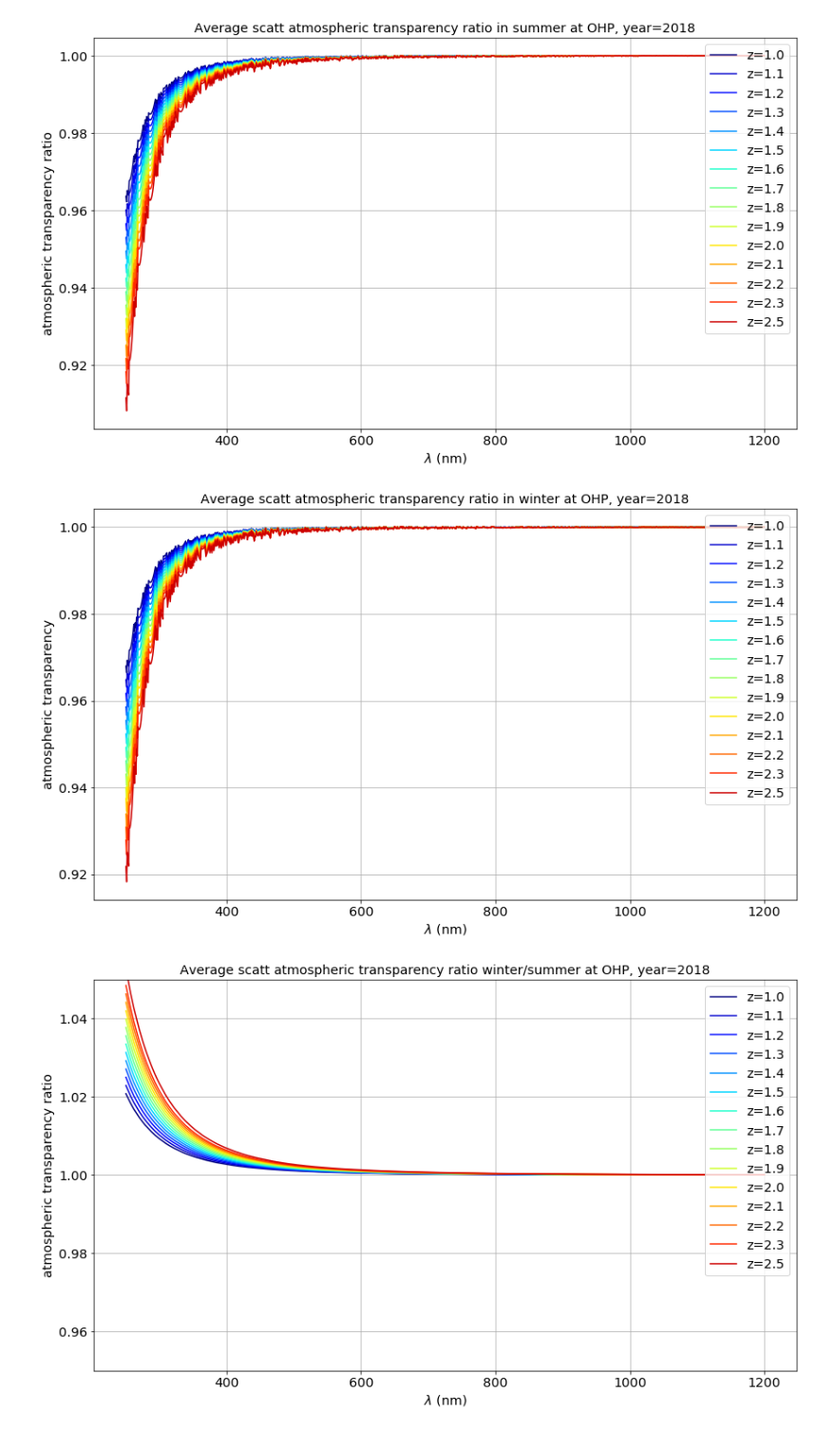
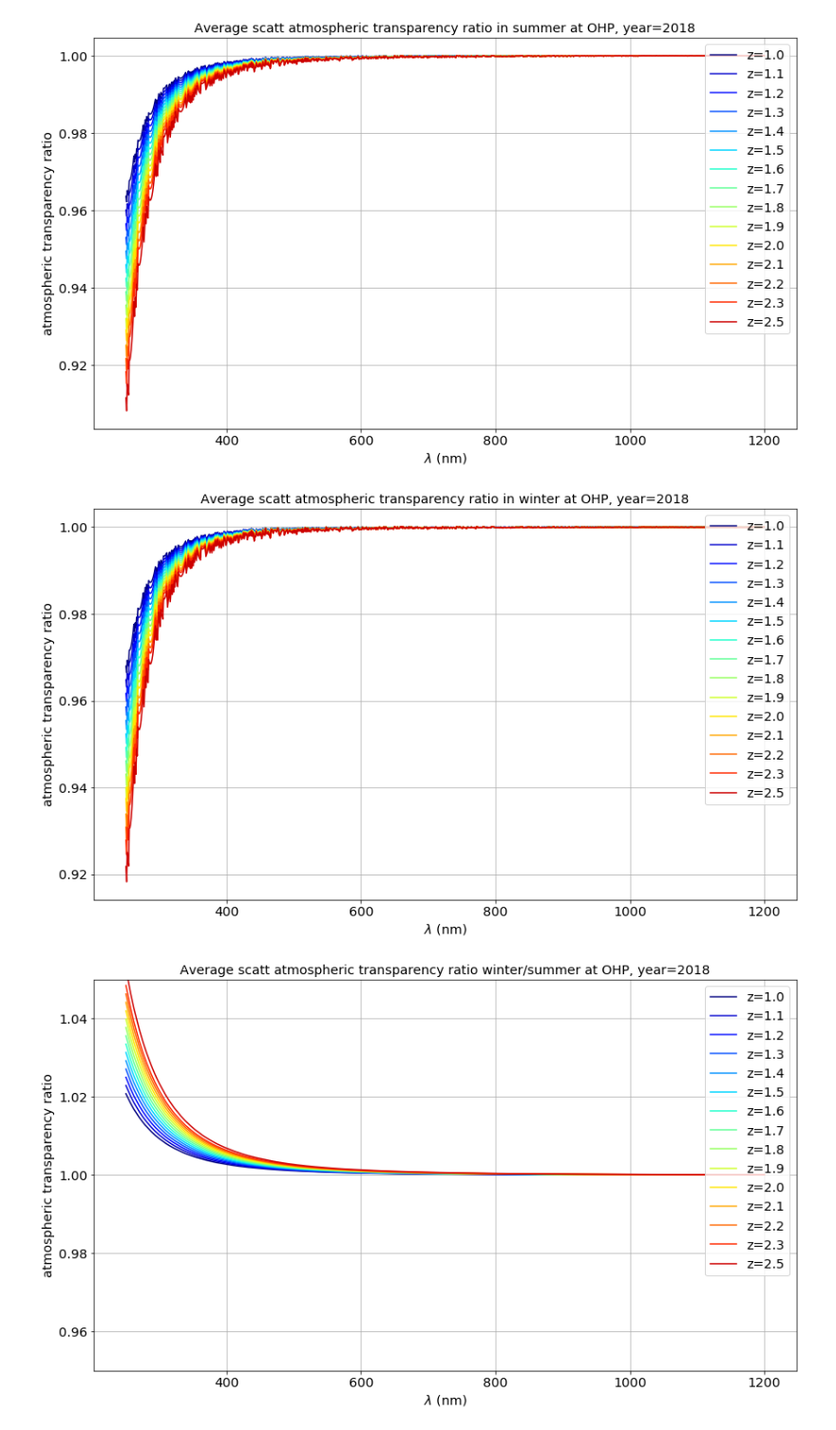
Before and after one commit to sylvielsstfr/GMAOMERRA2, a Jupyter notebook: atmtranspsim_ohp/SimulationAirTransparencyOHP2018_NormRayleigh.ipynb, the cells around one changed output. Shown: that part at 95% size. Drawn from its saved outputs; the diff is of its cells as text; code cells hidden in the pictures.

```diff
--- a/atmtranspsim_ohp/SimulationAirTransparencyOHP2018_NormRayleigh.ipynb
+++ b/atmtranspsim_ohp/SimulationAirTransparencyOHP2018_NormRayleigh.ipynb
@@ -238,18 +234,18 @@ plt.savefig(figname)
 # %%
 title="Average scatt atmospheric transparency ratio in winter at OHP, year={}".format(YEARSTR)
 figname="sc_atm_transp_ohp_winter_allam_y_{}.png".format(YEARSTR)
 plt.figure(figsize=(14,8))
 for idx in np.arange(NBSIMU):
     colorVal = scalarMap.to_rgba(idx)
     thelabel="z={:2.1f}".format(all_airmass[idx])
     plt.plot(atm_winter[:,0],atm_winter[:,idx+1]/atm_ray_w[:,idx+1],color=colorVal,label=thelabel)
 plt.grid(True)
 plt.title(title)
 plt.xlabel("$\lambda$ (nm)")
-plt.ylabel("atmospheric transparency")
+plt.ylabel("atmospheric transparency ratio")
 plt.legend(loc='upper right')
 plt.savefig(figname)
 # %% [output]
-[figure, old version]
+[figure, new version]
 # %%
 title="Average scatt atmospheric transparency ratio winter/summer at OHP, year={}".format(YEARSTR)
```
Also changed, not shown: parts of 4 cells of this notebook.
